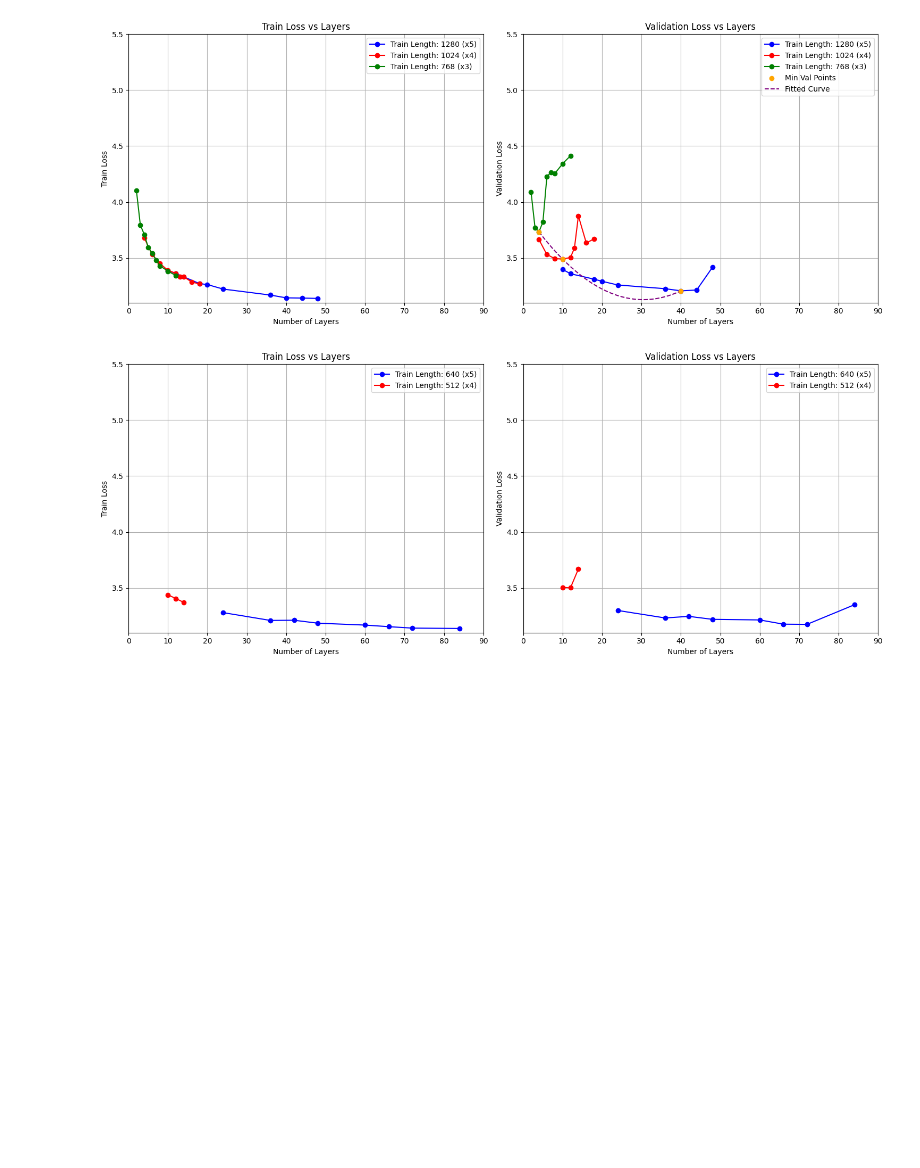
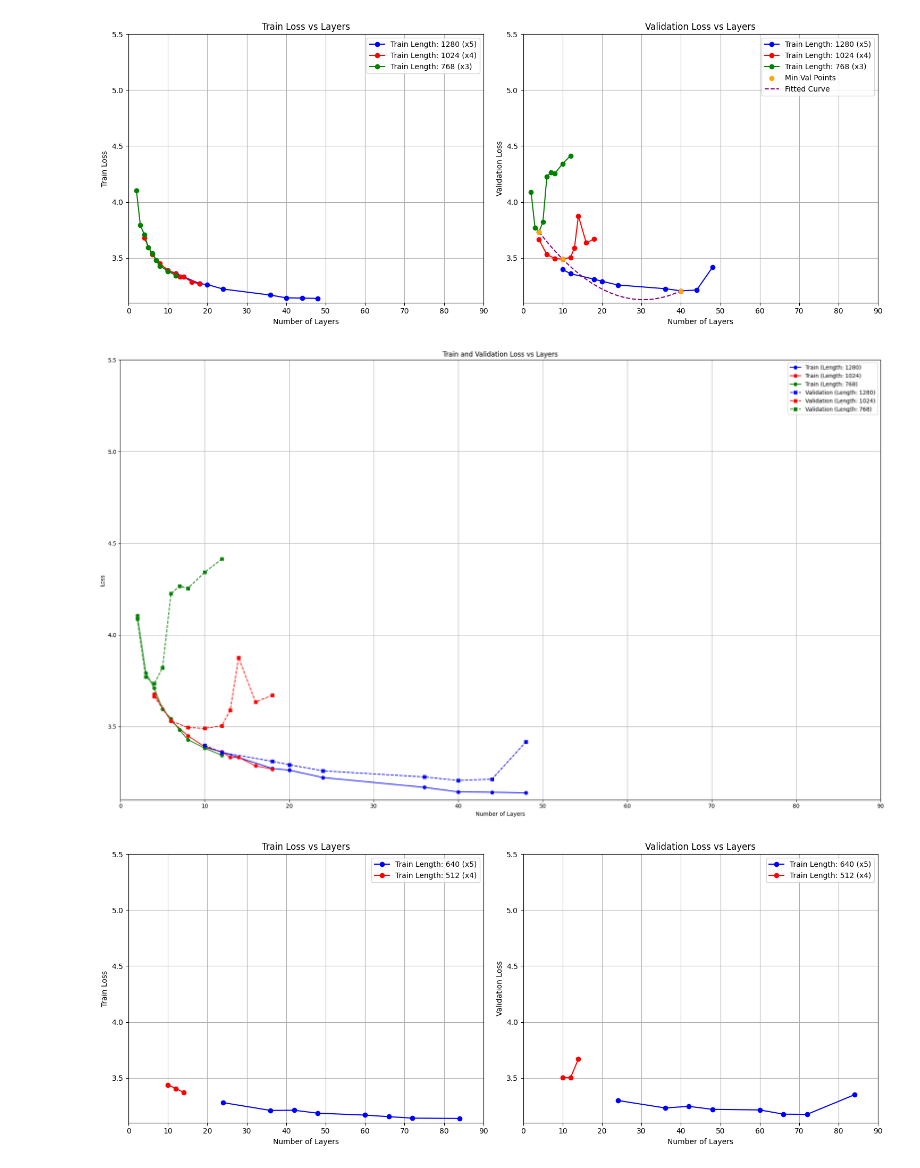
Before and after one commit to Fzkuji/better-nanoGPT, a Jupyter notebook: notebooks/visualization_loss-depth_window_trainsize.ipynb, the cells around one changed output. Cells and saved outputs as stored; diff of their text form; code cells hidden in the pictures; blank space fills up the shorter version.

```diff
--- a/notebooks/visualization_loss-depth_window_trainsize.ipynb
+++ b/notebooks/visualization_loss-depth_window_trainsize.ipynb
@@ -283,6 +283,54 @@ plt.tight_layout()
 plt.show()
 # %% [output]
 [figure]
+# %%
+import matplotlib.pyplot as plt
+
+# Data for Train: 1280; Val: 2048
+layers_1280 = [10, 12, 18, 20, 24, 36, 40, 44, 48]
+train_loss_1280 = [3.38644, 3.36105, 3.27066, 3.26174, 3.2214, 3.16794, 3.14309, 3.14137, 3.13797]
+val_loss_1280 = [3.39689, 3.35864, 3.3098, 3.29119, 3.25807, 3.22473, 3.20571, 3.21288, 3.41579]
+
+# Data for Train: 1024; Val: 2048
+layers_1024 = [4, 6, 8, 10, 12, 13, 14, 16, 18]
+train_loss_1024 = [3.67824, 3.53066, 3.449, 3.38925, 3.3622, 3.33116, 3.3315, 3.28525, 3.26763]
+val_loss_1024 = [3.66411, 3.53088, 3.49393, 3.48962, 3.50397, 3.58842, 3.87566, 3.63399, 3.67015]
+
+# Data for Train: 768; Val: 2048
+layers_768 = [2, 3, 4, 5, 6, 7, 8, 10, 12]
+train_loss_768 = [4.10489, 3.79363, 3.70949, 3.59408, 3.54206, 3.48148, 3.42859, 3.38145, 3.34293]
+val_loss_768 = [4.08787, 3.77111, 3.73329, 3.8204, 4.22443, 4.26603, 4.25381, 4.34246, 4.41327]
+
+# Determine global min and max for y-axis across both train and validation loss
+y_min, y_max = 3.1, 5.5
+
+# Create a single plot with both train and validation loss
+plt.figure(figsize=(20, 12))
+
+# Train loss plots
+plt.plot(layers_1280, train_loss_1280, label="Train (Length: 1280)", marker='o', linestyle='-', color='b')
+plt.plot(layers_1024, train_loss_1024, label="Train (Length: 1024)", marker='o', linestyle='-', color='r')
+plt.plot(layers_768, train_loss_768, label="Train (Length: 768)", marker='o', linestyle='-', color='g')
+
+# Validation loss plots
+plt.plot(layers_1280, val_loss_1280, label="Validation (Length: 1280)", marker='s', linestyle='--', color='b')
+plt.plot(layers_1024, val_loss_1024, label="Validation (Length: 1024)", marker='s', linestyle='--', color='r')
+plt.plot(layers_768, val_loss_768, label="Validation (Length: 768)", marker='s', linestyle='--', color='g')
+
+# Labels, title, and legend
+plt.title("Train and Validation Loss vs Layers")
+plt.xlabel("Number of Layers")
+plt.ylabel("Loss")
+plt.legend()
+plt.grid(True)
+plt.ylim(y_min, y_max)
+plt.xlim(0, 90)
+
+# Display the plot
+plt.tight_layout()
+plt.show()
+# %% [output]
+[figure, added]
 # %%
 import matplotlib.pyplot as plt
 
```
Also changed, not shown: 1 other file.
